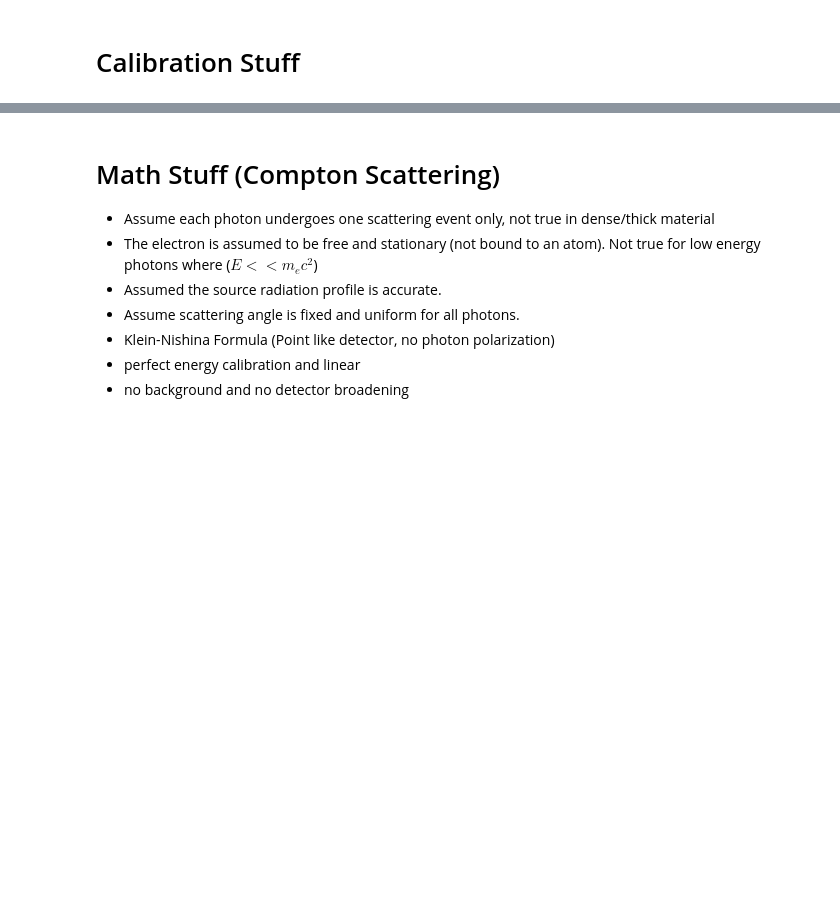
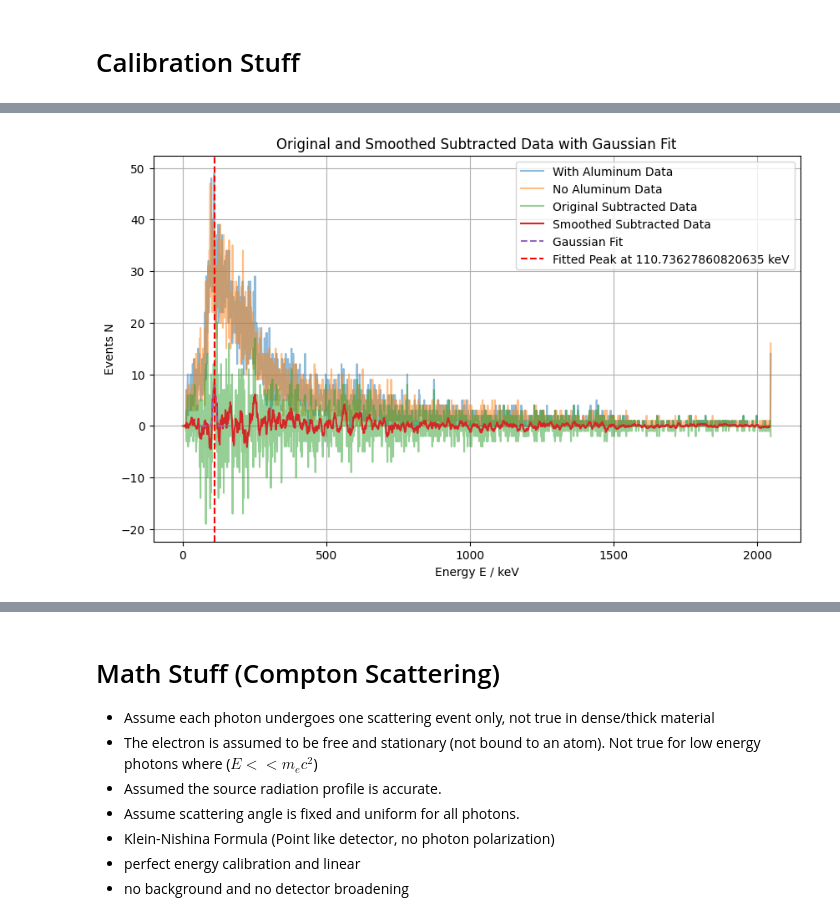
Before and after one commit to WeepsDanky/E1-Compton-Effect, a Jupyter notebook: untitled.ipynb, the cells around one changed output, grey strips where cells are left out. Saved outputs shown, nothing was run; the diff lists cells and outputs as text; code cells hidden in the pictures; blank space fills up the shorter version.

Commit message:
Add calibration and compton effect verification

```diff
--- a/untitled.ipynb
+++ b/untitled.ipynb
@@ -158,0 +229,19 @@ Linear Mapping Formula: Expected Energy (keV) = 0.9927 * Observed Energy (keV) +
+# %%
+def calibrate_energy(observed_energy, slope=0.9927267168433642, intercept=-21.694981970559468):
+    """
+    Calibrate the observed energy readings using the given slope and intercept.
+
+    Parameters:
+    - observed_energy (float or array-like): The observed energy readings to be calibrated.
+    - slope (float): The slope of the calibration curve.
+    - intercept (float): The intercept of the calibration curve.
+
+    Returns:
+    - float or array-like: The calibrated energy readings.
+    """
+    return slope * observed_energy + intercept
+
+# Example usage
+observed_energy = 688  # Example observed energy value
+calibrated_energy = calibrate_energy(observed_energy)
+print(f"Calibrated Energy: {calibrated_energy:.2f} keV")
@@ -158,0 +299,73 @@ Linear Mapping Formula: Expected Energy (keV) = 0.9927 * Observed Energy (keV) +
+# %%
+import pandas as pd
+import matplotlib.pyplot as plt
+from scipy.optimize import curve_fit
+import numpy as np
+
+# Read the CSV files into DataFrames
+# with_al_data = pd.read_csv('data/experiment/1129/co60-sspht034-2048bin-600s-2gain-60degree-with-aluminium.csv')
+# no_al_data = pd.read_csv('data/experiment/1129/co60-sspht034-2048bin-600s-2gain-60degree-no-aluminium.csv')
+# with_al_data = pd.read_csv('data/experiment/1129/cs137-sspht022-2048bin-600s-2gain-60degree-with-al.csv')
+# no_al_data = pd.read_csv('data/experiment/1129/cs137-sspht022-2048bin-600s-2gain-60degree-no-al.csv')
+with_al_data = pd.read_csv('data/experiment/1128/cs137-sspht022-2048bin-100s-2gain-45degree-with-shielding.csv')
+no_al_data = pd.read_csv('data/experiment/1128/cs137-sspht022-2048bin-100s-2gain-45degree-no-aluminium-with-shielding.csv')
+
+# Ensure the data is aligned by the same 'Energy E / keV' column
+with_al_data = with_al_data.sort_values(by='Energy E / keV').reset_index(drop=True)
+no_al_data = no_al_data.sort_values(by='Energy E / keV').reset_index(drop=True)
+
+# Subtract 'no-al-data' from 'with-al-data'
+subtracted_data = with_al_data.copy()
+subtracted_data['Events N'] = with_al_data['Events N'] - no_al_data['Events N']
+
+# Apply rolling mean to smooth the data
+window_size = 10  # Adjust the window size for smoothing
+subtracted_data['Smoothed Events N'] = subtracted_data['Events N'].rolling(window=window_size, center=True).mean()
+
+# Identify the peak of the smoothed data
+peak_index = subtracted_data['Smoothed Events N'].idxmax()
+peak_energy = subtracted_data.loc[peak_index, 'Energy E / keV']
+peak_value = subtracted_data.loc[peak_index, 'Smoothed Events N']
+
+# Narrow down the data range around the peak
+range_width = 50  # Adjust the range width as needed
+subtracted_data_peak = subtracted_data[(subtracted_data['Energy E / keV'] >= peak_energy - range_width) &
+                                       (subtracted_data['Energy E / keV'] <= peak_energy + range_width)]
+
+# Define a Gaussian function
+def gaussian(x, a, x0, sigma):
+    return a * np.exp(-(x - x0)**2 / (2 * sigma**2))
+
+# Fit a Gaussian to the peak
+x_data = subtracted_data_peak['Energy E / keV']
+y_data = subtracted_data_peak['Smoothed Events N']
+initial_guess = [peak_value, peak_energy, 1]  # Initial guess for the parameters
+popt, _ = curve_fit(gaussian, x_data, y_data, p0=initial_guess, maxfev=10000)
+
+# Extract the fitted parameters
+a, x0, sigma = popt
+fitted_peak_value = a
+fitted_peak_energy = x0
+
+print(f"Fitted Peak Energy (Compton Scattered Peak): {fitted_peak_energy} keV")
+print(f"Fitted Peak Value: {fitted_peak_value}")
+
+# Plot the original graph and smoothed subtracted plot
+plt.figure(figsize=(10, 6))
+plt.plot(with_al_data['Energy E / keV'], with_al_data['Events N'], label='With Aluminum Data', alpha=0.5)
+plt.plot(no_al_data['Energy E / keV'], no_al_data['Events N'], label='No Aluminum Data', alpha=0.5)
+plt.plot(subtracted_data['Energy E / keV'], subtracted_data['Events N'], label='Original Subtracted Data', alpha=0.5)
+plt.plot(subtracted_data['Energy E / keV'], subtracted_data['Smoothed Events N'], label='Smoothed Subtracted Data')
+plt.plot(x_data, gaussian(x_data, *popt), label='Gaussian Fit', linestyle='--')
+plt.axvline(x=fitted_peak_energy, color='r', linestyle='--', label=f'Fitted Peak at {fitted_peak_energy} keV')
+plt.xlabel('Energy E / keV')
+plt.ylabel('Events N')
+plt.title('Original and Smoothed Subtracted Data with Gaussian Fit')
+plt.legend()
+plt.grid(True)
+plt.show()
+
+# Calculate the Compton edge energy
+print('measured', calibrate_energy(fitted_peak_energy))
+print('expected', compton_energy_for_source('co60', 60))
+# %% [output]
@@ -158,0 +374 @@ Linear Mapping Formula: Expected Energy (keV) = 0.9927 * Observed Energy (keV) +
+[figure, added]
```
Also changed, not shown: parts of 11 cells of this notebook, 6 other files.
